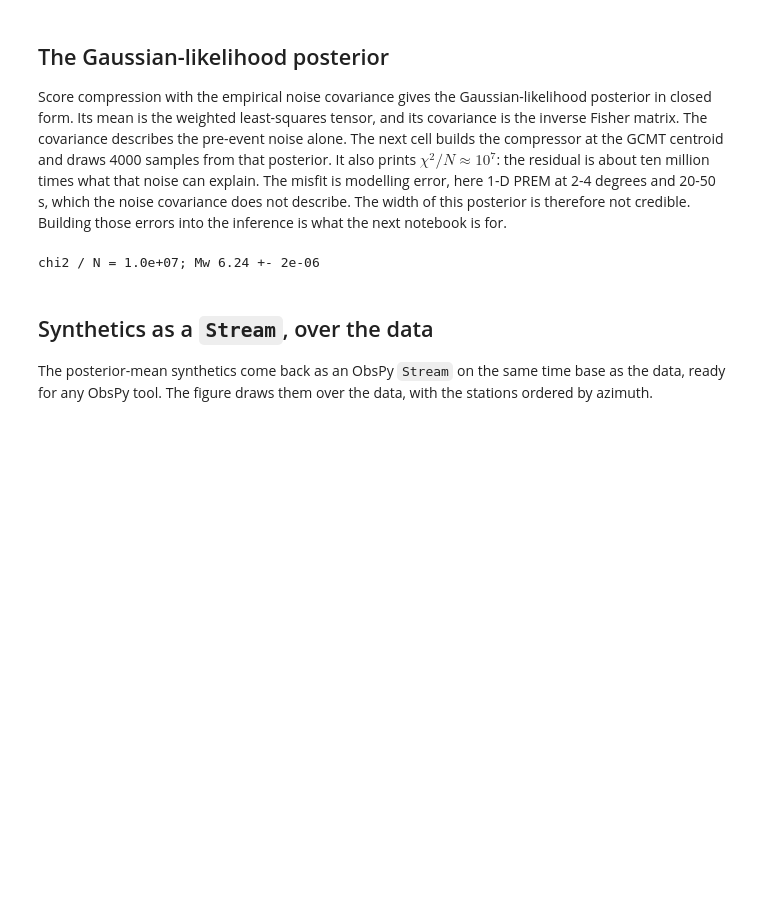
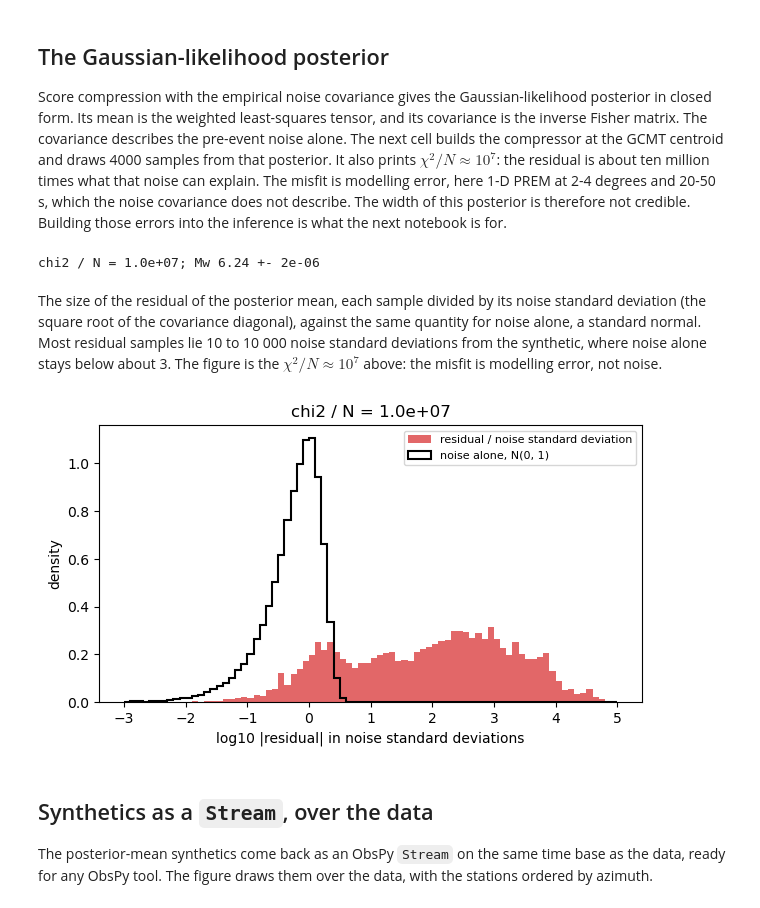
Before and after one commit to asaoulis/seismo-sbi, a Jupyter notebook: examples/ridgecrest_obspy.ipynb, the cells around one changed output. Cells and saved outputs as stored; diff of their text form; code cells hidden in the pictures; blank space fills up the shorter version.

```diff
--- a/examples/ridgecrest_obspy.ipynb
+++ b/examples/ridgecrest_obspy.ipynb
@@ -202,6 +256,26 @@ print(f"chi2 / N = {-2 * noise_covariance.compute_loss(residual) / observed.size
       f"{moment_magnitude(posterior_mean):.2f} +- {moment_magnitude(posterior_samples).std():.0e}")
 # %% [output]
 chi2 / N = 1.0e+07; Mw 6.24 +- 2e-06
+# %% [markdown]
+The size of the residual of the posterior mean, each sample divided by its noise standard deviation (the square
+root of the covariance diagonal), against the same quantity for noise alone, a standard normal.
+Most residual samples lie 10 to 10 000 noise
+standard deviations from the synthetic, where noise alone stays below about 3. The figure is the
+$\chi^2/N \approx 10^7$ above: the misfit is modelling error, not noise.
+# %%
+sample_sigma_m = np.sqrt(np.concatenate([np.diag(block) for block in noise_covariance.covariance_matrix_arrays]))
+bins = np.linspace(-3, 5, 81)
+fig, ax = plt.subplots(figsize=(7, 3.6))
+ax.hist(np.log10(np.abs(residual / sample_sigma_m)), bins=bins, density=True, color="C3", alpha=0.7,
+        label="residual / noise standard deviation")
+ax.hist(np.log10(np.abs(np.random.default_rng(1).standard_normal(100000))), bins=bins, density=True,
+        histtype="step", color="k", lw=1.5, label="noise alone, N(0, 1)")
+ax.set(xlabel="log10 |residual| in noise standard deviations", ylabel="density",
+       title=f"chi2 / N = {-2 * noise_covariance.compute_loss(residual) / observed.size:.1e}")
+ax.legend(fontsize=8)
+plt.show()
+# %% [output]
+[figure, added]
 # %% [markdown]
 ## Synthetics as a `Stream`, over the data
 
```
Also changed, not shown: parts of 5 cells of this notebook, 1 other file.
